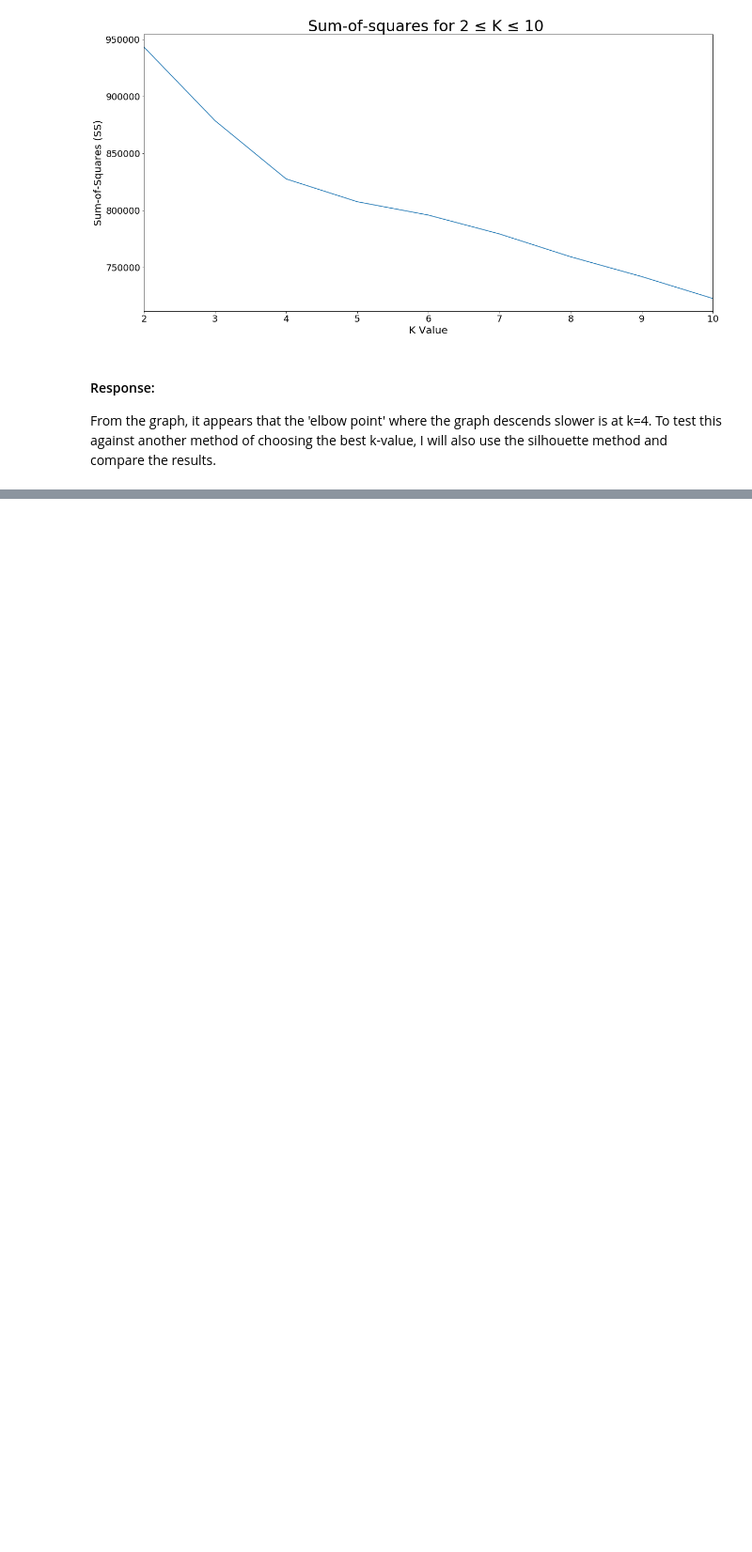
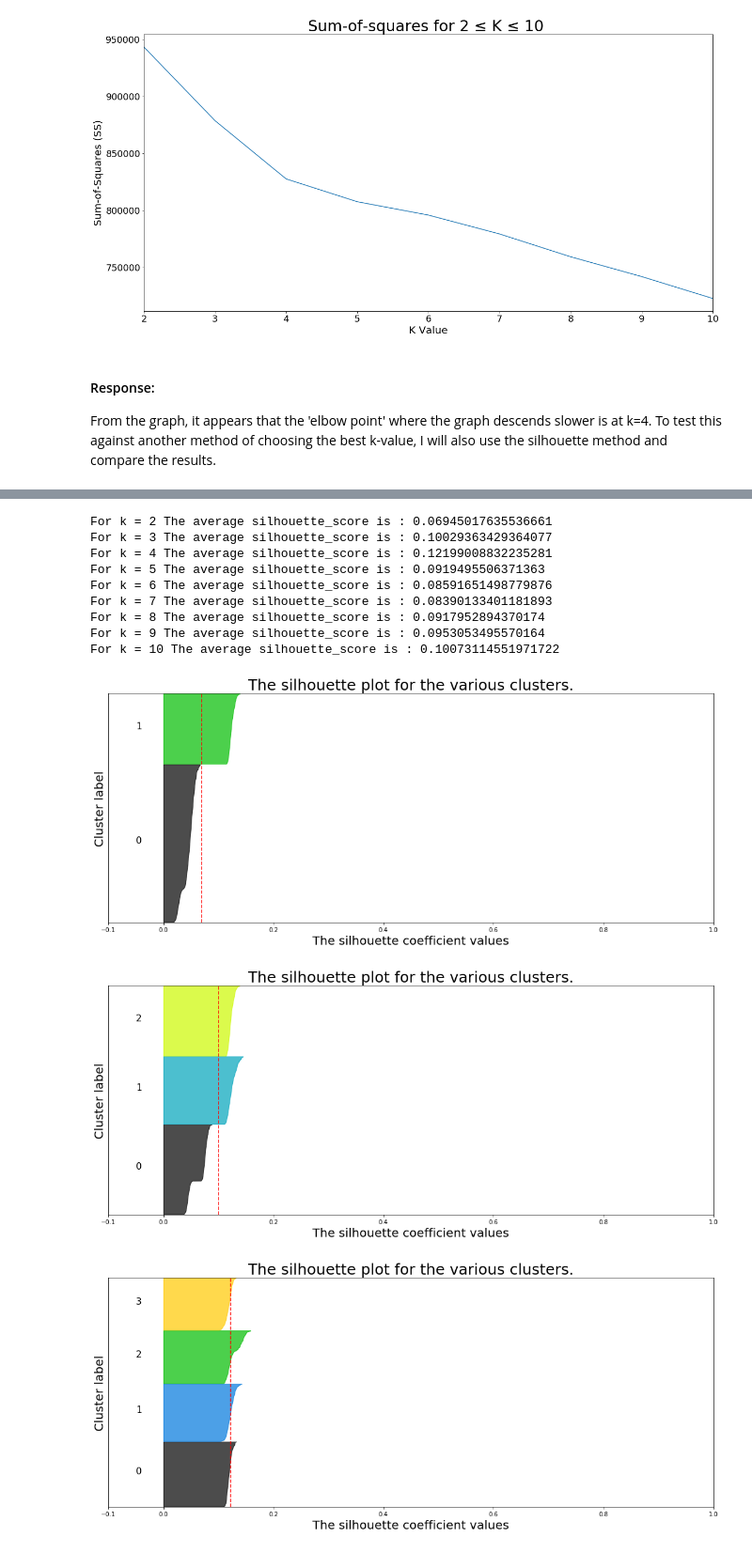
Before and after one commit to gyamane/Springboard, a Jupyter notebook: capstone_project_1/Baseline_Model.ipynb, the cells around one changed output, grey strips where cells are left out. Shown at 94% size. Cells and saved outputs as stored; diff of their text form; code cells hidden in the pictures; blank space fills up the shorter version.

Commit message:
Finished Silhouette Method

```diff
--- a/capstone_project_1/Baseline_Model.ipynb
+++ b/capstone_project_1/Baseline_Model.ipynb
@@ -120,3 +119,12 @@ From the graph, it appears that the 'elbow point' where the graph descends slowe
+# %%
+# Generate a smaller sample of the Crime Data Warehouse Data Frame for Silouette Method
+random.seed(41)
+sample = cdw_df.sample(5000)
+
+# Create dummy variables for categorical crime features to be used for k-means model
+dummy_sample_df = pd.get_dummies(data=sample, columns=["Incident Category", "Incident Day of Week", "Police District", "Time Category", "Season"])
+dummy_sample_cols = dummy_sample_df.iloc[:, 14:]
+dummy_sample_np_arr = dummy_sample_cols.to_numpy()
 # %%
 # The article from "https://scikit-learn.org/stable/auto_examples/cluster/plot_kmeans_silhouette_analysis.html" was
 # used to help implement the loop
@@ -138,53 +146,66 @@ for num_clusters in k_vals:
     ax1.set_xlim([-0.1, 1])
     # The (k+1)*10 is for inserting blank space between silhouette
     # plots of individual clusters, to demarcate them clearly.
-    ax1.set_ylim([0, len(x_cols) + (num_clusters + 1) * 10])
+    ax1.set_ylim([0, len(dummy_sample_np_arr) + (num_clusters + 1) * 10])
 
     # Initialize the clusterer with k value and a random generator
     # seed of 10 for reproducibility.
     clusterer = KMeans(n_clusters=num_clusters, random_state=10)
-    cluster_labels = clusterer.fit_predict(x_cols)
+    cluster_labels = clusterer.fit_predict(dummy_sample_np_arr)
 
     # The silhouette_score gives the average value for all the samples.
     # This gives a perspective into the density and separation of the formed
     # clusters
-    silhouette_avg = silhouette_score(x_cols, cluster_labels)
+    silhouette_avg = silhouette_score(dummy_sample_np_arr, cluster_labels)
     silhouette_scores.append(silhouette_avg)
     print("For k =", num_clusters,
           "The average silhouette_score is :", silhouette_avg)
 
     # Compute the silhouette scores for each sample
-    sample_silhouette_values = silhouette_samples(x_cols, cluster_labels)
+    sample_silhouette_values = silhouette_samples(dummy_sample_np_arr, cluster_labels)
 
     y_lower = 10
     for i in range(num_clusters):
         # Aggregate the silhouette scores for samples belonging to
         # cluster i, and sort them
         ith_cluster_silhouette_values = \
             sample_silhouette_values[cluster_labels == i]
 
         ith_cluster_silhouette_values.sort()
 
         size_cluster_i = ith_cluster_silhouette_values.shape[0]
         y_upper = y_lower + size_cluster_i
 
         color = cm.nipy_spectral(float(i) / num_clusters)
         ax1.fill_betweenx(np.arange(y_lower, y_upper),
                           0, ith_cluster_silhouette_values,
                           facecolor=color, edgecolor=color, alpha=0.7)
 
         # Label the silhouette plots with their cluster numbers at the middle
         ax1.text(-0.05, y_lower + 0.5 * size_cluster_i, str(i), fontsize=15)
 
         # Compute the new y_lower for next plot
         y_lower = y_upper + 10  # 10 for the 0 samples
 
-    ax1.set_title("The silhouette plot for the various clusters.")
-    ax1.set_xlabel("The silhouette coefficient values")
-    ax1.set_ylabel("Cluster label")
+    ax1.set_title("The silhouette plot for the various clusters.", fontsize=25)
+    ax1.set_xlabel("The silhouette coefficient values", fontsize=20)
+    ax1.set_ylabel("Cluster label", fontsize=20)
 
     # The vertical line for average silhouette score of all the values
     ax1.axvline(x=silhouette_avg, color="red", linestyle="--")
 
     ax1.set_yticks([])  # Clear the yaxis labels / ticks
     ax1.set_xticks([-0.1, 0, 0.2, 0.4, 0.6, 0.8, 1])
+# %% [output]
+For k = 2 The average silhouette_score is : 0.06945017635536661
+For k = 3 The average silhouette_score is : 0.10029363429364077
+For k = 4 The average silhouette_score is : 0.12199008832235281
+For k = 5 The average silhouette_score is : 0.0919495506371363
+For k = 6 The average silhouette_score is : 0.08591651498779876
+For k = 7 The average silhouette_score is : 0.08390133401181893
+For k = 8 The average silhouette_score is : 0.0917952894370174
+For k = 9 The average silhouette_score is : 0.0953053495570164
+For k = 10 The average silhouette_score is : 0.10073114551971722
+[figure, added]
+[figure, added]
+[figure, added]
```
Also changed, not shown: parts of 10 cells of this notebook.
